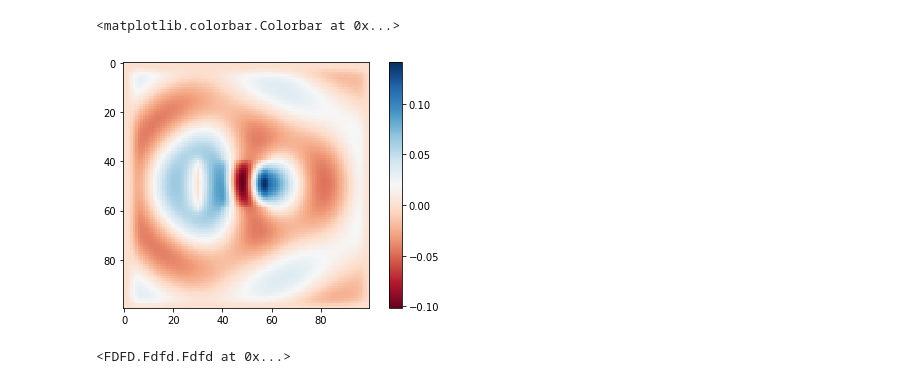
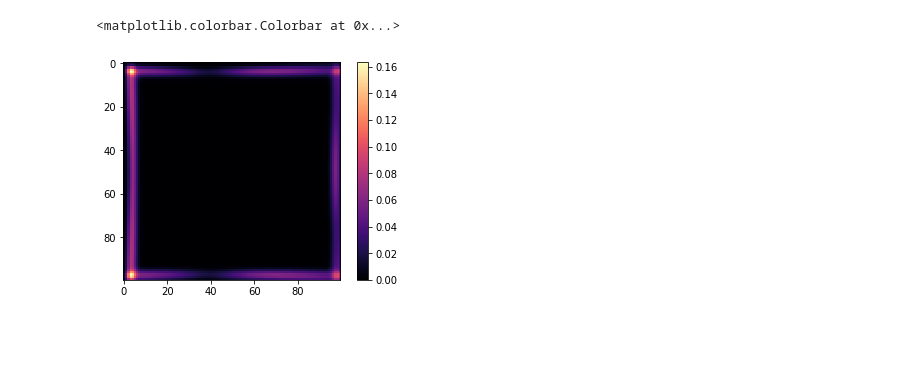
Before and after one commit to fancompute/fdfdpy, a Jupyter notebook: Pardiso_Test.ipynb, the cells around one changed output. Cells and saved outputs as stored; diff of their text form; code cells hidden in the pictures; blank space fills up the shorter version.

Commit message:
Updated notebook comparing solvers

```diff
--- a/Pardiso_Test.ipynb
+++ b/Pardiso_Test.ipynb
@@ -30,6 +25,8 @@ plt.show()
 # %%
 # set source and solve for electromagnetic fields
-b = np.zeros((simulation.Nx,simulation.Ny))
+b = np.zeros((simulation.Nx,simulation.Ny),dtype=np.complex128)
 b[40:60,30] = 1
-(Hx,Hy,Ez) = simulation.solve_fields(b, timing=True)
+(Hx,Hy,Ez) = simulation.solve_fields(b, timing=True, solver='pardiso')
+(Hx1,Hy1,Ez1) = simulation.solve_fields(b, timing=True, solver='pardiso.parts')
+(Hx2,Hy2,Ez2) = simulation.solve_fields(b, timing=True, solver='scipy')
 # %% [output]
@@ -38,11 +54,8 @@ scipy took 0.14797091484069824 seconds
 # %%
 # plot
-plt.imshow(np.real(Ez), cmap='RdBu')
+plt.figure()
+plt.imshow(np.abs(Ez-Ez1), cmap='magma')
 plt.colorbar()
 # %% [output]
 <matplotlib.colorbar.Colorbar at 0x...>
-[figure, old version]
+[figure, new version]
-# %%
-simulation
-# %% [output]
-<FDFD.Fdfd.Fdfd at 0x...>
```
Also changed, not shown: parts of 6 cells of this notebook.
